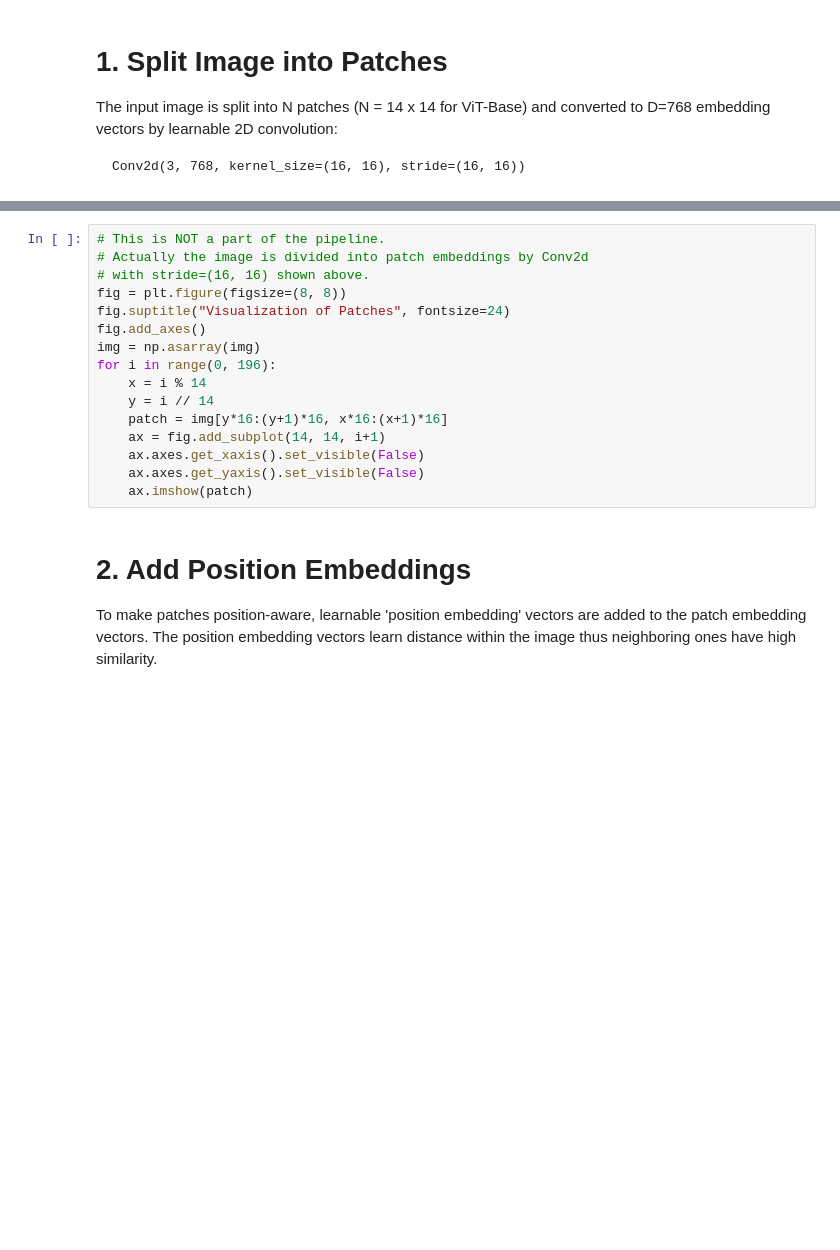
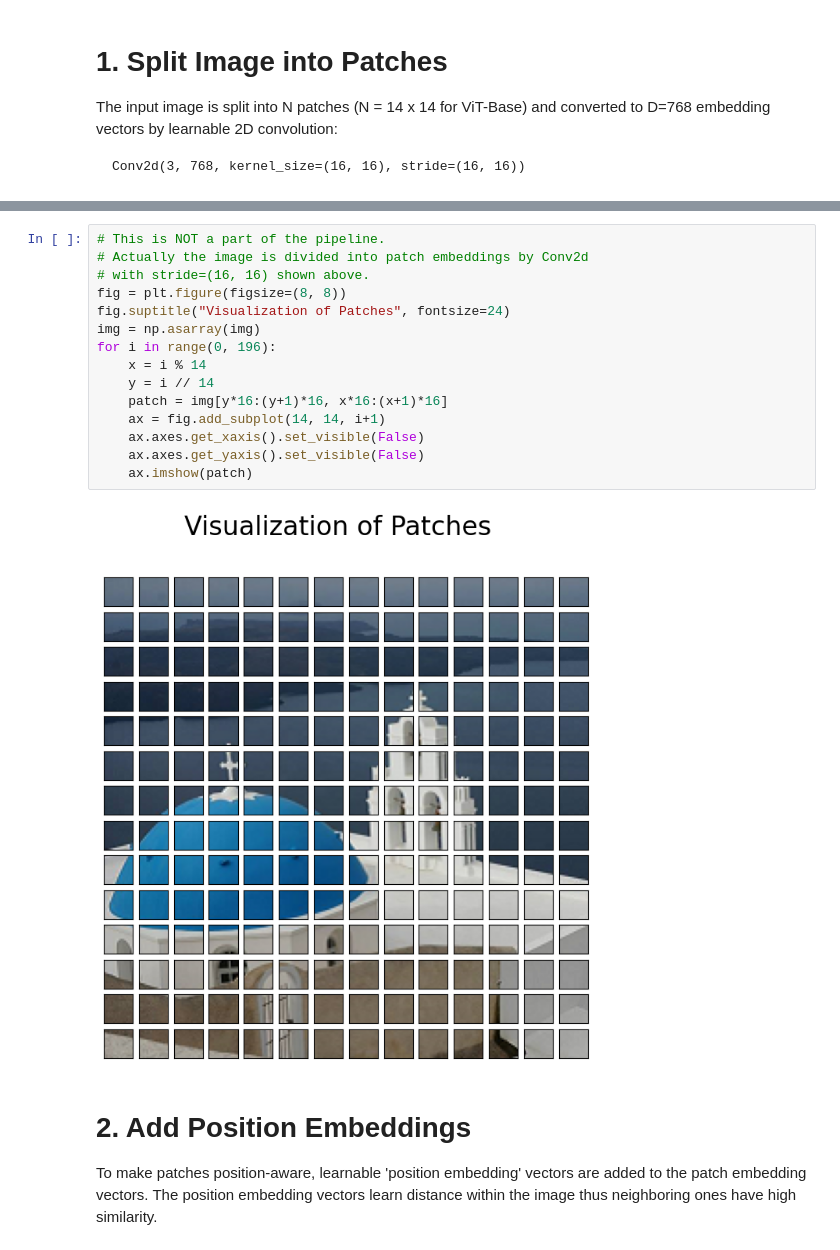
Before and after one commit to Kim-Younho/Deep_Laerning_KYU, a Jupyter notebook: notebook/Vision_Transformer_Tutorial.ipynb, the cells around one changed output, grey strips where cells are left out. Cells and saved outputs as stored; diff of their text form; blank space fills up the shorter version.

```diff
--- a/notebook/Vision_Transformer_Tutorial.ipynb
+++ b/notebook/Vision_Transformer_Tutorial.ipynb
@@ -101,19 +111,20 @@ print("Patch embeddings: ", patches.shape)
 # %%
 # This is NOT a part of the pipeline.
 # Actually the image is divided into patch embeddings by Conv2d
 # with stride=(16, 16) shown above.
 fig = plt.figure(figsize=(8, 8))
 fig.suptitle("Visualization of Patches", fontsize=24)
-fig.add_axes()
 img = np.asarray(img)
 for i in range(0, 196):
     x = i % 14
     y = i // 14
     patch = img[y*16:(y+1)*16, x*16:(x+1)*16]
     ax = fig.add_subplot(14, 14, i+1)
     ax.axes.get_xaxis().set_visible(False)
     ax.axes.get_yaxis().set_visible(False)
     ax.imshow(patch)
+# %% [output]
+[figure, added]
 # %% [markdown]
 # 2. Add Position Embeddings
 To make patches position-aware, learnable 'position embedding' vectors are added to the patch embedding vectors. The position embedding vectors learn distance within the image thus neighboring ones have high similarity.
```
Also changed, not shown: parts of 13 cells of this notebook.
